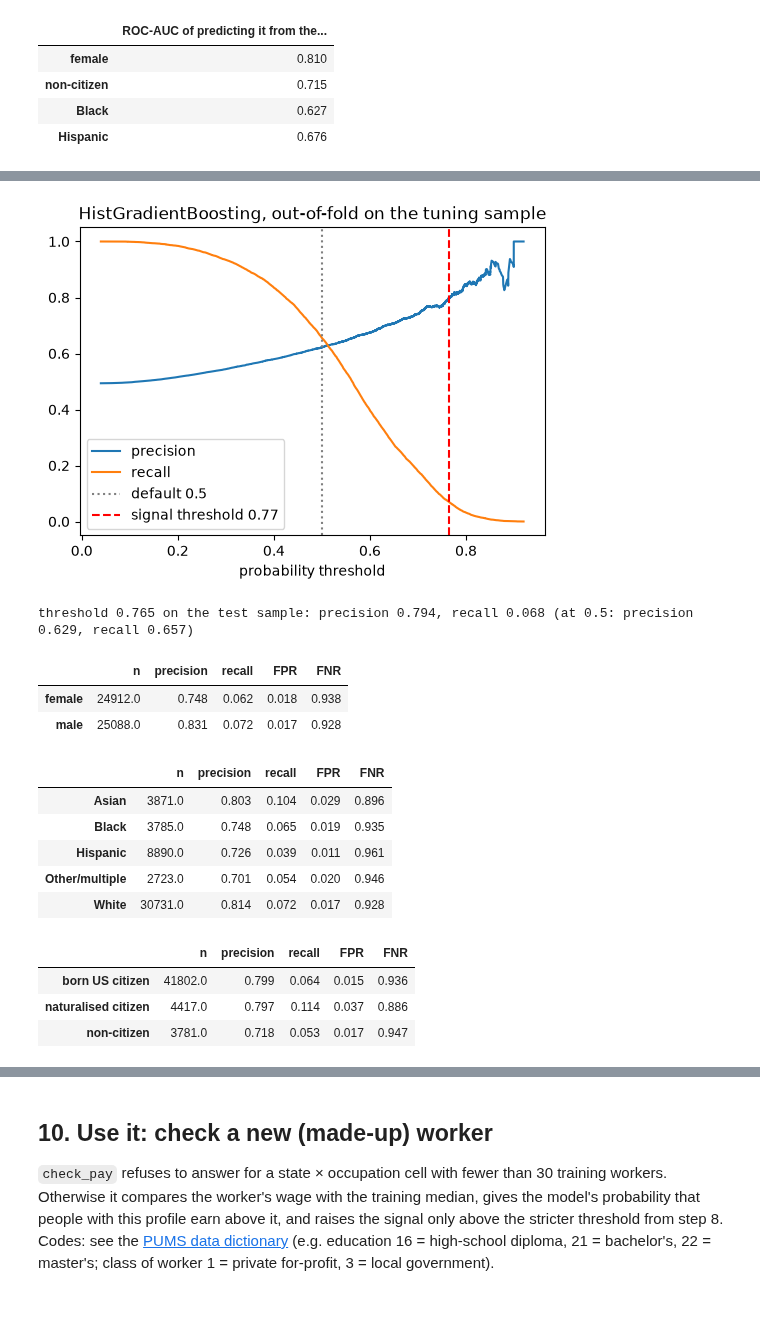
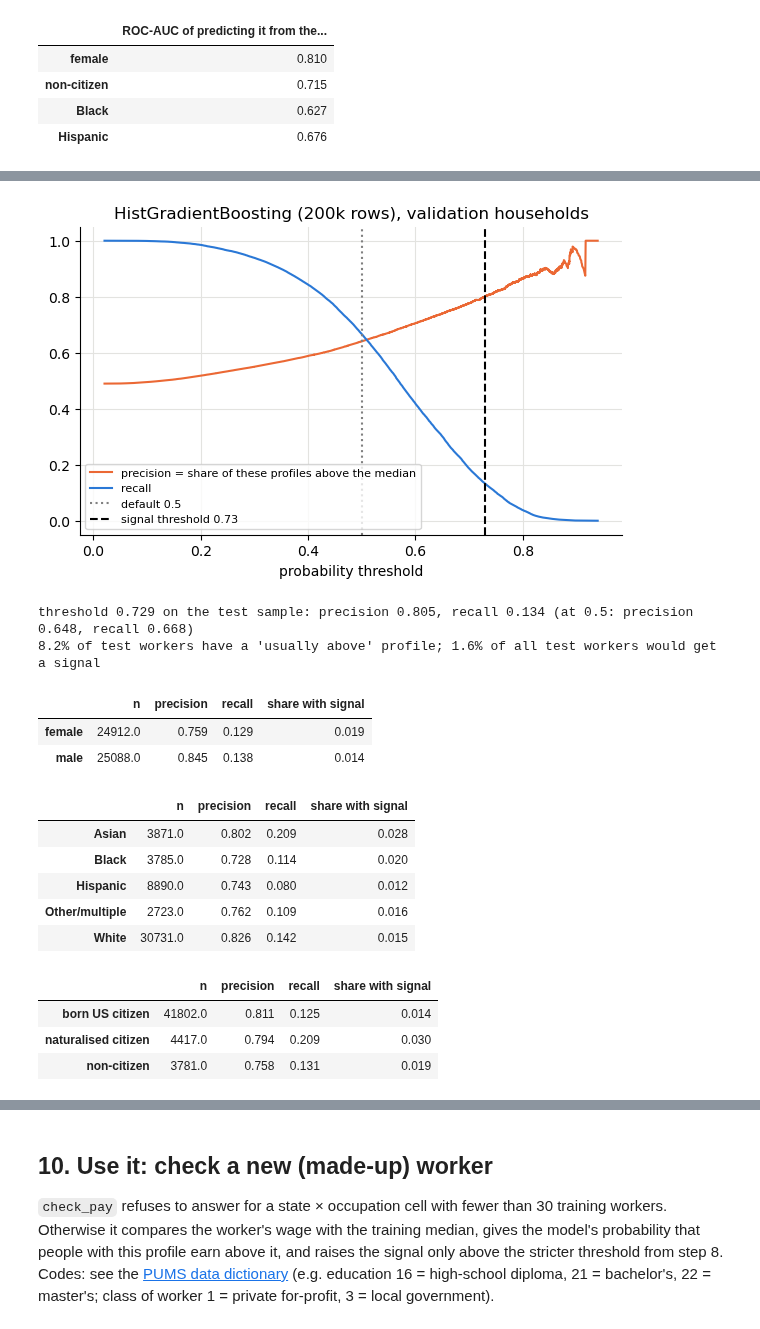
Before and after one commit to flxr8/ai4g-portfolio-felix-reichle, a Jupyter notebook: Term 1/Week 5/hackathon/fair_pay_checker.ipynb, the cells around one changed output, grey strips where cells are left out. Drawn from its saved outputs; the diff is of its cells as text; code cells hidden in the pictures.

```diff
--- a/Term 1/Week 5/hackathon/fair_pay_checker.ipynb
+++ b/Term 1/Week 5/hackathon/fair_pay_checker.ipynb
@@ -591,3 +774,6 @@ L2 keeps every coefficient, but it shrinks them. The table of strongest coeffici
+# %%
+BIG_N = 200_000
+RECOMMENDED = "HistGradientBoosting (200k rows)"  # same settings as the tuned HGB, fitted on 200,000 training workers
 # %% [markdown]
 ## 7. Evaluate once on the test set
 
@@ -650,11 +874,10 @@ We look more closely at the model with the **best cross-validation ROC-AUC**. It
 # %%
-best_name = max(searches, key=lambda n: cv_rows[n]["cv_mean"])
-best_model = final_models[best_name]
-pred, prob = preds[best_name]
+# step 6 chose the model type on CV; the recommended model is that type, refitted on more rows
+print("best model type by CV ROC-AUC:", max(searches, key=lambda n: cv_rows[n]["cv_mean"]), "| model examined here:", RECOMMENDED)
+pred, prob = preds[RECOMMENDED]
 err = test_s.assign(pred=pred, prob=prob)
 err["outcome"] = np.select([(err.y == 1) & (err.pred == 1), (err.y == 0) & (err.pred == 1), (err.y == 1) & (err.pred == 0)],
                            ["TP", "FP", "FN"], "TN")
-print("best model by CV ROC-AUC:", best_name)
 
 err["hours_band"] = pd.cut(err.WKHP, [0, 34, 44, 99], labels=["<35 h (part-time)", "35-44 h", "45+ h"])
 err["age_band"] = pd.cut(err.AGEP, [17, 24, 34, 49, 64], labels=["18-24", "25-34", "35-49", "50-64"])
@@ -676,0 +900,11 @@ age_band
+# %%
+# which features does the recommended model rely on? Shuffle one feature at a time in the test sample and measure the drop in ROC-AUC.
+imp = permutation_importance(final_models[RECOMMENDED], X_test, y_test, scoring="roc_auc", n_repeats=3,
+                             random_state=RANDOM_STATE, n_jobs=-1)
+imp = pd.Series(imp.importances_mean, index=FEATURES).sort_values()
+NAMES = {"AGEP": "age", "SCHL": "education", "WKHP": "usual hours/week", "WKWN": "weeks worked", "OCCP": "detailed occupation",
+         "occ_group": "occupation group", "ind_group": "industry group", "COW": "class of worker"}
+fig, ax = plt.subplots(figsize=(7, 3.8))
+ax.barh(imp.index.map(NAMES), imp, color=TRAIN_C, height=0.6)
+ax.set(xlabel="drop in test ROC-AUC when the feature is shuffled", title=f"{RECOMMENDED}: permutation importance")
+ax.grid(axis="y", visible=False); plt.show()
@@ -745,6 +986,6 @@ group_report(err, "sector").sort_values("F1")
 fig, axes = plt.subplots(1, 3, figsize=(18, 3.8))
 for ax, col in zip(axes, AUDIT):
     group_report(err, col)[["actual above", "predicted above", "FPR", "FNR"]].plot.bar(ax=ax, rot=0)
-    ax.set(title=f"{best_name} by {col} (test sample)", ylim=(0, 1))
+    ax.set(title=f"{RECOMMENDED} by {col} (test sample)", ylim=(0, 1))
 plt.tight_layout(); plt.show()
 # %% [output]
@@ -810,37 +1057,44 @@ A wrong signal is the most visible harm. So the advice centre should not raise i
 # %%
+# The signal threshold is chosen on the held-out validation households (not used to fit the recommended model, and not the test set).
 TARGET_PRECISION = 0.80
-oof_prob = cross_val_predict(clone(best_model), X_tune, y_tune, cv=folds, method="predict_proba")[:, 1]
-prec, rec, thr = precision_recall_curve(y_tune, oof_prob)
-FLAG_THRESHOLD = float(thr[np.argmax(prec[:-1] >= TARGET_PRECISION)])  # lowest threshold that reaches the target precision
+val_prob = final_models[RECOMMENDED].predict_proba(val[FEATURES])[:, 1]
+prec, rec, thr = precision_recall_curve(val.y, val_prob)
+FLAG_THRESHOLD = float(thr[np.argmax(prec[:-1] >= TARGET_PRECISION)])  # lowest threshold at which >= 80% of profiles are above the median
 
-fig, ax = plt.subplots(figsize=(6, 4))
-ax.plot(thr, prec[:-1], label="precision"); ax.plot(thr, rec[:-1], label="recall")
+fig, ax = plt.subplots(figsize=(7, 4))
+ax.plot(thr, prec[:-1], color=VAL_C, label="precision = share of these profiles above the median")
+ax.plot(thr, rec[:-1], color=TRAIN_C, label="recall")
 ax.axvline(0.5, color="grey", ls=":", label="default 0.5")
-ax.axvline(FLAG_THRESHOLD, color="red", ls="--", label=f"signal threshold {FLAG_THRESHOLD:.2f}")
-ax.set(xlabel="probability threshold", title=f"{best_name}, out-of-fold on the tuning sample"); ax.legend()
+ax.axvline(FLAG_THRESHOLD, color="black", ls="--", label=f"signal threshold {FLAG_THRESHOLD:.2f}")
+ax.set(xlabel="probability threshold", title=f"{RECOMMENDED}, validation households"); ax.legend(fontsize=8)
 plt.show()
 
 err["flag_pred"] = (err.prob >= FLAG_THRESHOLD).astype(int)
+err["signal"] = (err.flag_pred == 1) & (err.y == 0)  # profile usually above the median, but this worker is not
 print(f"threshold {FLAG_THRESHOLD:.3f} on the test sample: precision {precision_score(err.y, err.flag_pred):.3f}, "
       f"recall {recall_score(err.y, err.flag_pred):.3f} (at 0.5: precision {precision_score(err.y, err.pred):.3f}, "
       f"recall {recall_score(err.y, err.pred):.3f})")
+print(f"{err.flag_pred.mean():.1%} of test workers have a 'usually above' profile; {err.signal.mean():.1%} of all test workers would get a signal")
 for col in AUDIT:
-    display(group_report(err, col, p="flag_pred")[["n", "precision", "recall", "FPR", "FNR"]])
+    rep = group_report(err, col, p="flag_pred")[["n", "precision", "recall"]]
+    rep["share with signal"] = err.groupby(col).signal.mean().round(3)
+    display(rep)
 # %% [output]
-[figure, old version]
+[figure, new version]
-threshold 0.765 on the test sample: precision 0.794, recall 0.068 (at 0.5: precision 0.629, recall 0.657)
+threshold 0.729 on the test sample: precision 0.805, recall 0.134 (at 0.5: precision 0.648, recall 0.668)
+8.2% of test workers have a 'usually above' profile; 1.6% of all test workers would get a signal
-|  | n | precision | recall | FPR | FNR |
-| female | 24912.0 | 0.748 | 0.062 | 0.018 | 0.938 |
-| male | 25088.0 | 0.831 | 0.072 | 0.017 | 0.928 |
+|  | n | precision | recall | share with signal |
+| female | 24912.0 | 0.759 | 0.129 | 0.019 |
+| male | 25088.0 | 0.845 | 0.138 | 0.014 |
-|  | n | precision | recall | FPR | FNR |
-| Asian | 3871.0 | 0.803 | 0.104 | 0.029 | 0.896 |
-| Black | 3785.0 | 0.748 | 0.065 | 0.019 | 0.935 |
-| Hispanic | 8890.0 | 0.726 | 0.039 | 0.011 | 0.961 |
-| Other/multiple | 2723.0 | 0.701 | 0.054 | 0.020 | 0.946 |
-| White | 30731.0 | 0.814 | 0.072 | 0.017 | 0.928 |
+|  | n | precision | recall | share with signal |
+| Asian | 3871.0 | 0.802 | 0.209 | 0.028 |
+| Black | 3785.0 | 0.728 | 0.114 | 0.020 |
+| Hispanic | 8890.0 | 0.743 | 0.080 | 0.012 |
+| Other/multiple | 2723.0 | 0.762 | 0.109 | 0.016 |
+| White | 30731.0 | 0.826 | 0.142 | 0.015 |
-|  | n | precision | recall | FPR | FNR |
-| born US citizen | 41802.0 | 0.799 | 0.064 | 0.015 | 0.936 |
-| naturalised citizen | 4417.0 | 0.797 | 0.114 | 0.037 | 0.886 |
-| non-citizen | 3781.0 | 0.718 | 0.053 | 0.017 | 0.947 |
+|  | n | precision | recall | share with signal |
+| born US citizen | 41802.0 | 0.811 | 0.125 | 0.014 |
+| naturalised citizen | 4417.0 | 0.794 | 0.209 | 0.030 |
+| non-citizen | 3781.0 | 0.758 | 0.131 | 0.019 |
 # %% [markdown]
 **What the errors tell us.**
```
Also changed, not shown: parts of 43 cells of this notebook.
